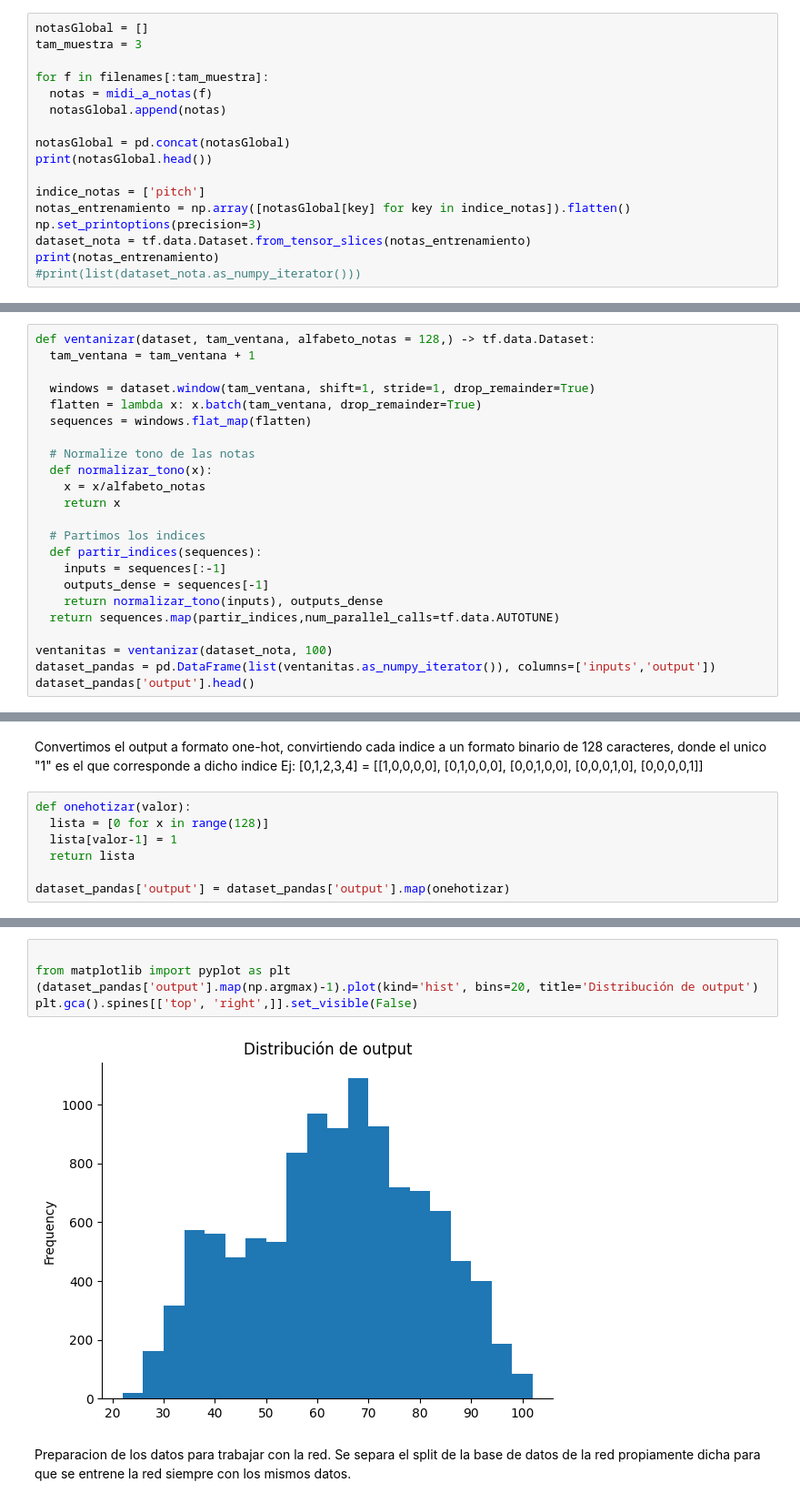
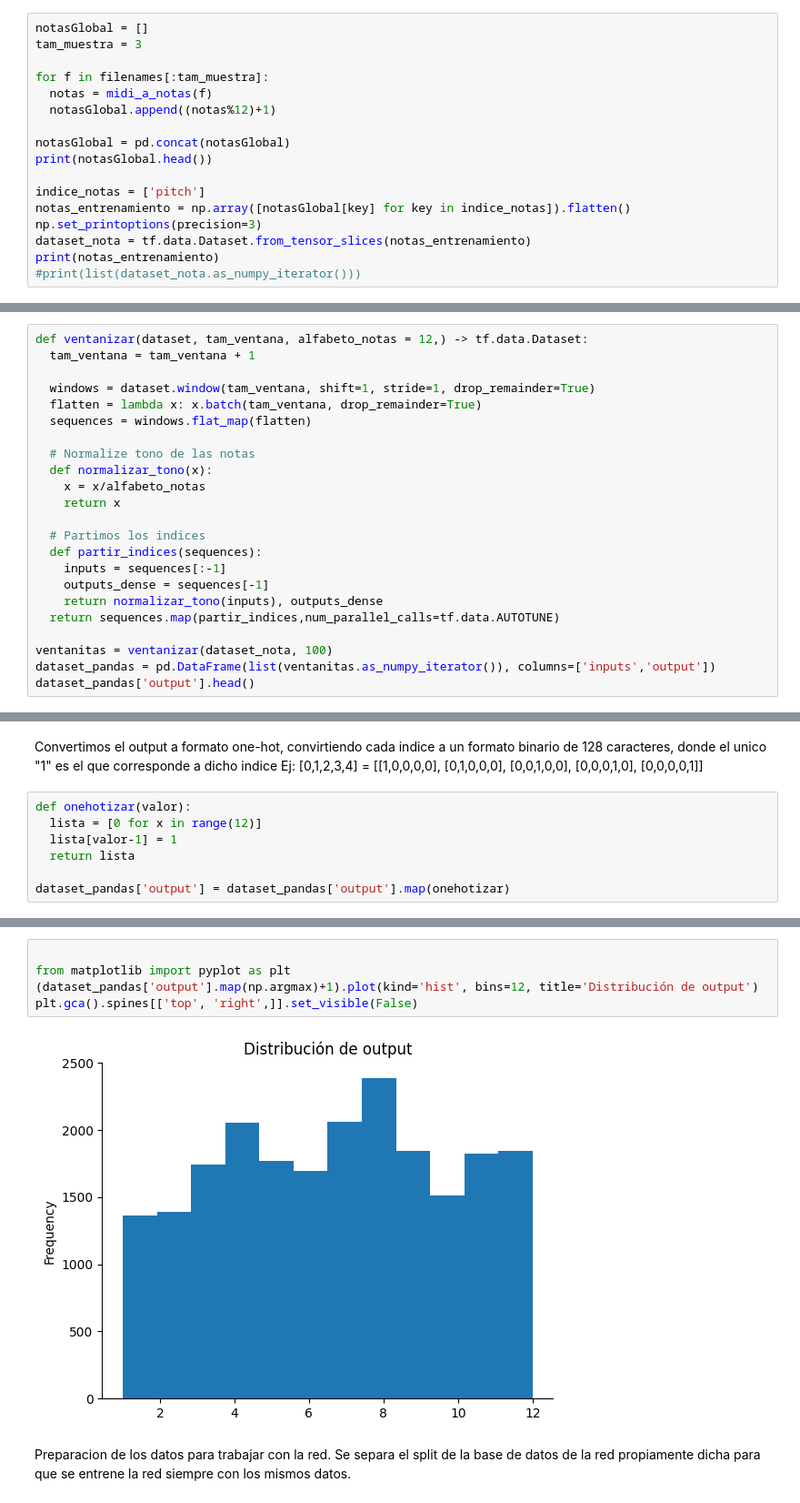
Before and after one commit to solalcaraz/TP-MATEIII-RN, a Jupyter notebook: TP_Mate_RNN_softmax.ipynb, the cells around one changed output, grey strips where cells are left out. Shown: that part at 91% size. Drawn from its saved outputs; the diff is of its cells as text.

```diff
--- a/TP_Mate_RNN_softmax.ipynb
+++ b/TP_Mate_RNN_softmax.ipynb
@@ -120,7 +120,7 @@ tam_muestra = 3
 
 for f in filenames[:tam_muestra]:
   notas = midi_a_notas(f)
-  notasGlobal.append(notas)
+  notasGlobal.append((notas%12)+1)
 
 notasGlobal = pd.concat(notasGlobal)
 print(notasGlobal.head())
@@ -142,7 +142,7 @@ print(notas_entrenamiento)
 # %% [markdown]
 Luego, transformamos el dataset de las notas en ventanas de secuencias para su uso.
 # %%
-def ventanizar(dataset, tam_ventana, alfabeto_notas = 128,) -> tf.data.Dataset:
+def ventanizar(dataset, tam_ventana, alfabeto_notas = 12,) -> tf.data.Dataset:
   tam_ventana = tam_ventana + 1
 
   windows = dataset.window(tam_ventana, shift=1, stride=1, drop_remainder=True)
@@ -180,7 +180,7 @@ Ej: [0,1,2,3,4] = [[1,0,0,0,0],
                    [0,0,0,0,1]]
 # %%
 def onehotizar(valor):
-  lista = [0 for x in range(128)]
+  lista = [0 for x in range(12)]
   lista[valor-1] = 1
   return lista
 
@@ -188,10 +198,10 @@ dataset_pandas['output'] = dataset_pandas['output'].map(onehotizar)
 # %%
 
 from matplotlib import pyplot as plt
-(dataset_pandas['output'].map(np.argmax)-1).plot(kind='hist', bins=20, title='Distribución de output')
+(dataset_pandas['output'].map(np.argmax)+1).plot(kind='hist', bins=12, title='Distribución de output')
 plt.gca().spines[['top', 'right',]].set_visible(False)
 # %% [output]
-[figure, old version]
+[figure, new version]
 # %% [markdown]
 Preparacion de los datos para trabajar con la red. Se separa el split de la base de datos de la red propiamente dicha para que se entrene la red siempre con los mismos datos.
 # %%
```
Also changed, not shown: parts of 13 cells of this notebook.
